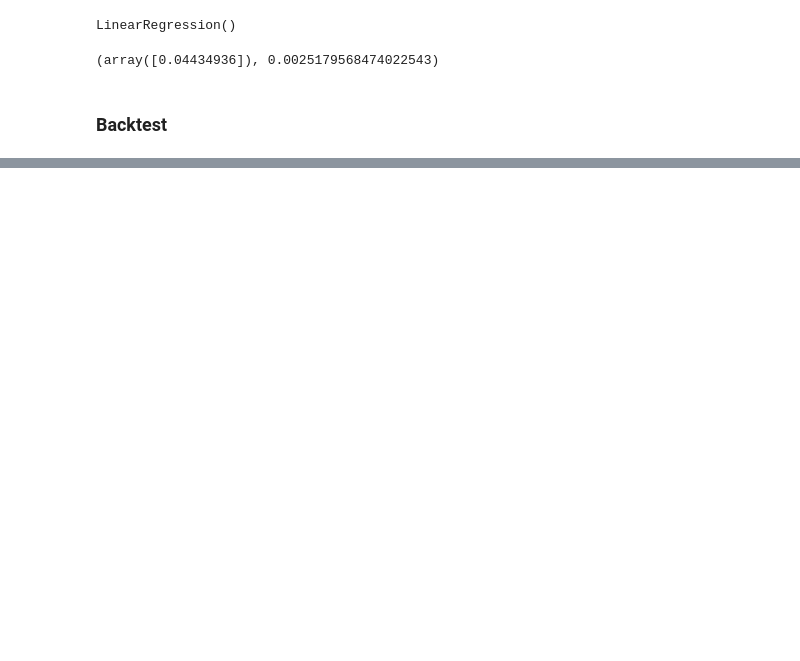
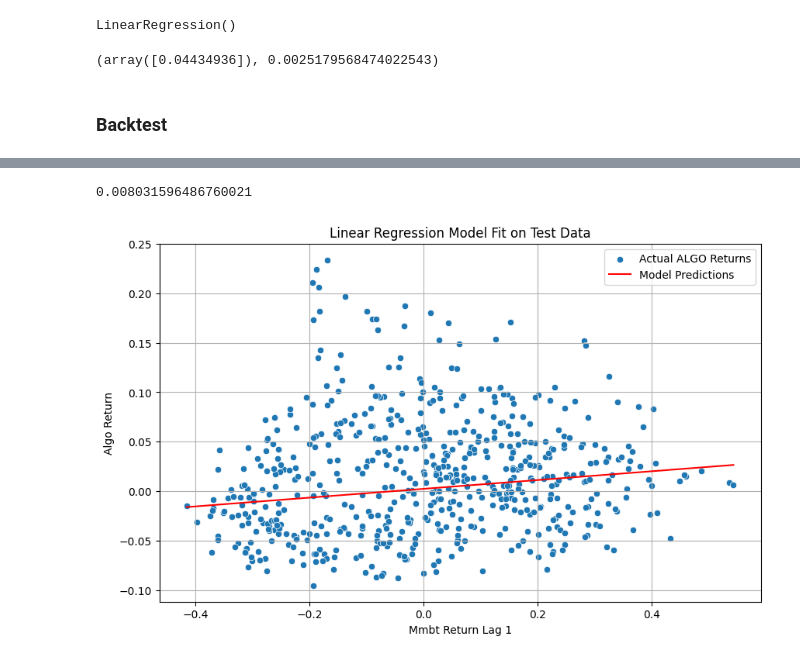
Before and after one commit to MRITUNJAYMADDHESHIYA/Research_Paper_Quant, a Jupyter notebook: 10_Algothon_Comp/main.ipynb, the cells around one changed output, grey strips where cells are left out. Saved outputs shown, nothing was run; the diff lists cells and outputs as text; code cells hidden in the pictures; blank space fills up the shorter version.

Commit message:
prediction on linear Regression model + good steps for how can i build something

```diff
--- a/10_Algothon_Comp/main.ipynb
+++ b/10_Algothon_Comp/main.ipynb
@@ -346,3 +346,8 @@ model.coef_, model.intercept_
 (array([0.04434936]), 0.0025179568474022543)
 # %% [markdown]
 ### Backtest
+# %%
+y_hat = model.predict(test_df[features])
+
+test_df['y_hat'] = y_hat
+test_df[[target] + features + ['y_hat']]
@@ -348,0 +368,4 @@ model.coef_, model.intercept_
+# %%
+test_df['signal'] = np.sign(test_df['y_hat'])
+test_df['trade_return'] = test_df['ALGO_return'] * test_df['signal']
+test_df[[target] + features +['y_hat', 'signal', 'trade_return']]
@@ -348,0 +386,20 @@ model.coef_, model.intercept_
+# %%
+######## Expected Trade Return
+test_df['trade_return'].mean()
+# %% [output]
+0.008031596486760021
+# %%
+import matplotlib.pyplot as plt
+import seaborn as sns
+
+plt.figure(figsize=(10, 6))
+sns.scatterplot(x=test_df[features[0]], y=test_df[target], label='Actual ALGO Returns')
+sns.lineplot(x=test_df[features[0]], y=test_df['y_hat'], color='red', label='Model Predictions')
+plt.title('Linear Regression Model Fit on Test Data')
+plt.xlabel(features[0].replace('_', ' ').title())
+plt.ylabel(target.replace('_', ' ').title())
+plt.legend()
+plt.grid(True)
+plt.show()
+# %% [output]
+[figure, added]
```
Also changed, not shown: parts of 22 cells of this notebook.
